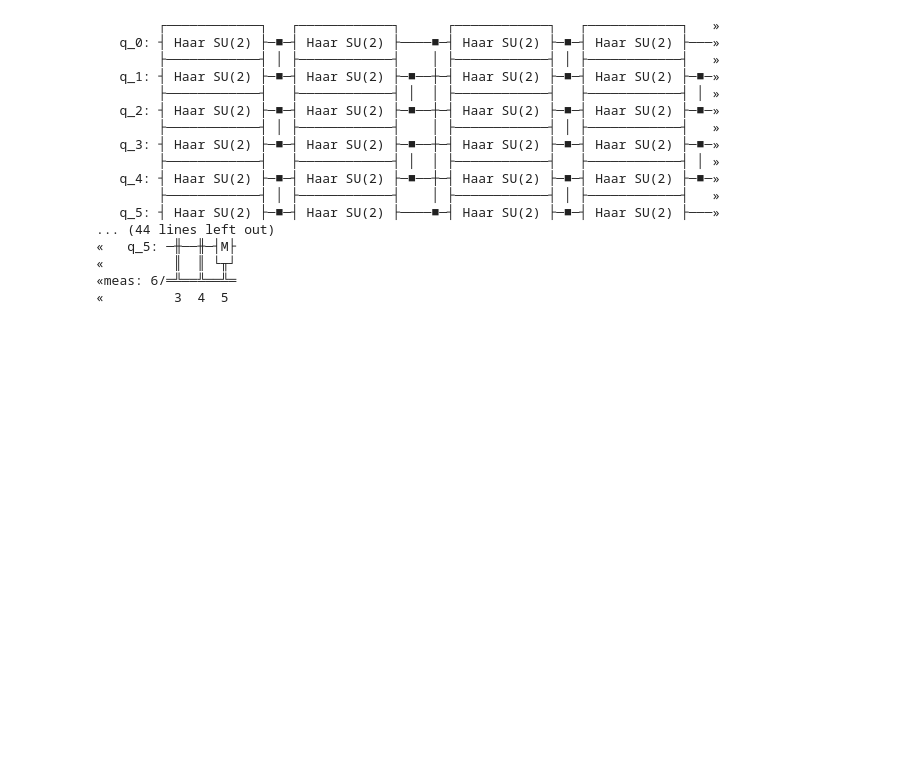
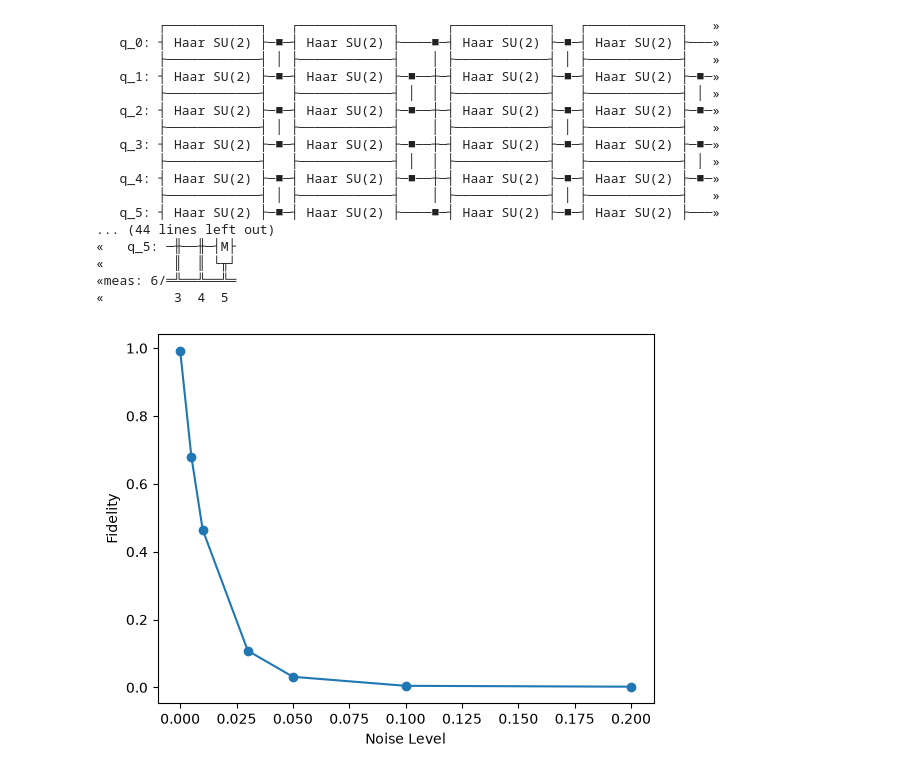
Before and after one commit to c-nation/qcmet-fork, a Jupyter notebook: examples/gate_benchmarks/linear_xeb_example.ipynb, the cells around one changed output. Cells and saved outputs as stored; diff of their text form; code cells hidden in the pictures; blank space fills up the shorter version.

Commit message:
Added simple noise model to LinearXEB example

```diff
--- a/examples/gate_benchmarks/linear_xeb_example.ipynb
+++ b/examples/gate_benchmarks/linear_xeb_example.ipynb
@@ -56,3 +64,51 @@ experiment.circuits[0].draw()
 «         ║  ║ └╥┘
 «meas: 6/═╩══╩══╩═
 «         3  4  5
+# %%
+# Model with noise. As we increase the noise, the fidelity should decrease.
+
+n_qubits = 6
+depth = 10
+num_circuits = 500
+seed = 42
+
+noise_levels = [0.0, 0.005, 0.01, 0.03, 0.05, 0.1, 0.2]
+fidelities = []
+
+for noise in noise_levels:
+    # Create an empty noise model
+    noise_model = NoiseModel()
+
+    error = depolarizing_error(noise, 1)
+    # error = pauli_error([('X', noise), ('Y', noise), ('Z', noise), ('I', 1 - 3 * noise)])
+    noise_model.add_all_qubit_quantum_error(error, ["u1", "u2", "u3"])
+
+    noisy_simulator = AerSimulator(
+        noise_model=noise_model,
+        seed_simulator=seed
+    )
+
+    experiment = LinearXEB(
+    qubits=n_qubits,
+    depth=depth,
+    num_circuits=num_circuits,
+    seed=seed
+    )
+
+    experiment.generate_circuits()
+    experiment.run(
+        device=noisy_simulator,
+        num_shots=500
+    )
+
+    fidelities.append(experiment.analyze()['mean_fidelity'])
+
+# Plot the results
+import matplotlib.pyplot as plt
+
+plt.plot(noise_levels, fidelities, 'o-')
+plt.xlabel('Noise Level')
+plt.ylabel('Fidelity')
+plt.show()
+# %% [output]
+[figure, added]
```
Also changed, not shown: parts of 2 cells of this notebook, 1 other file.
